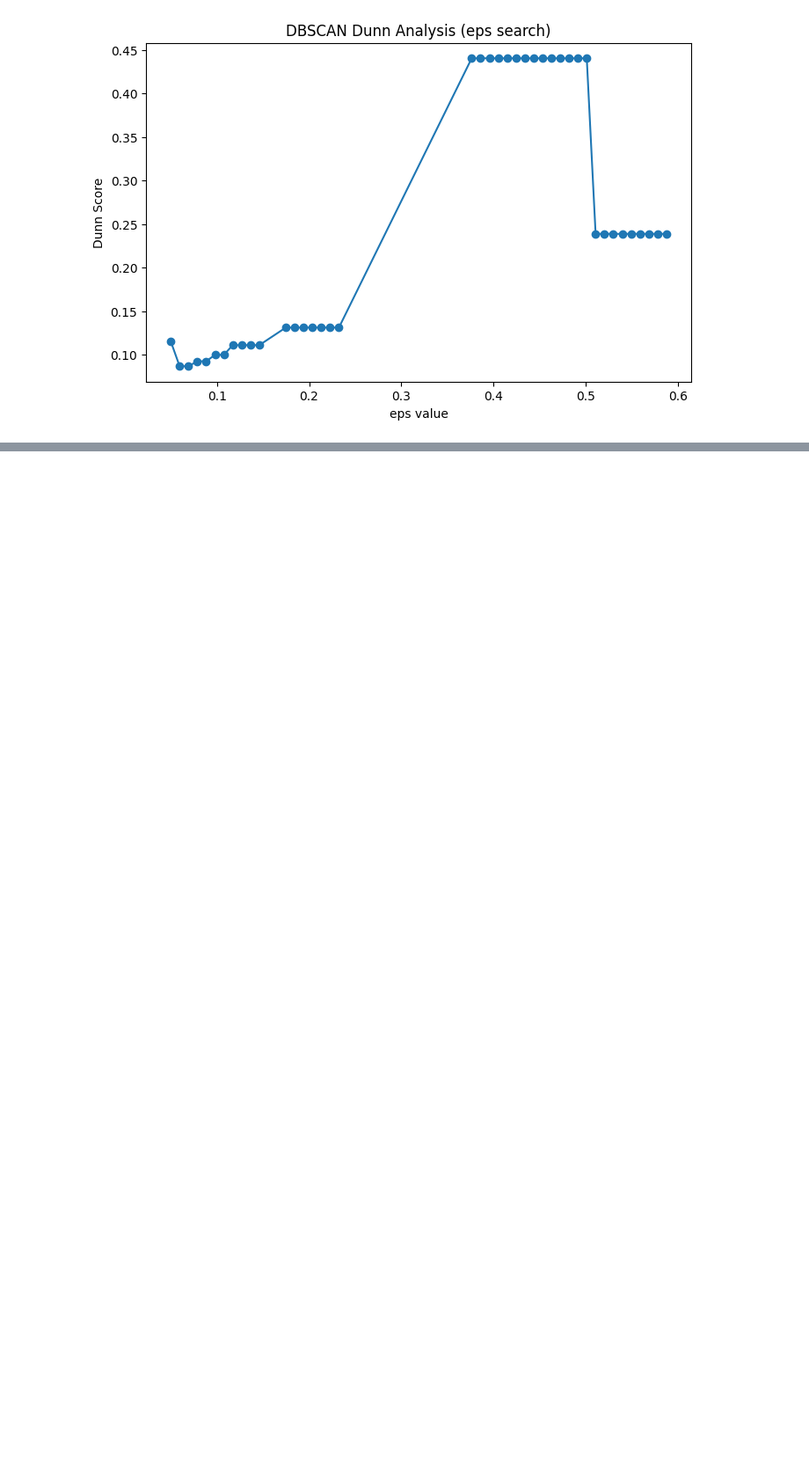
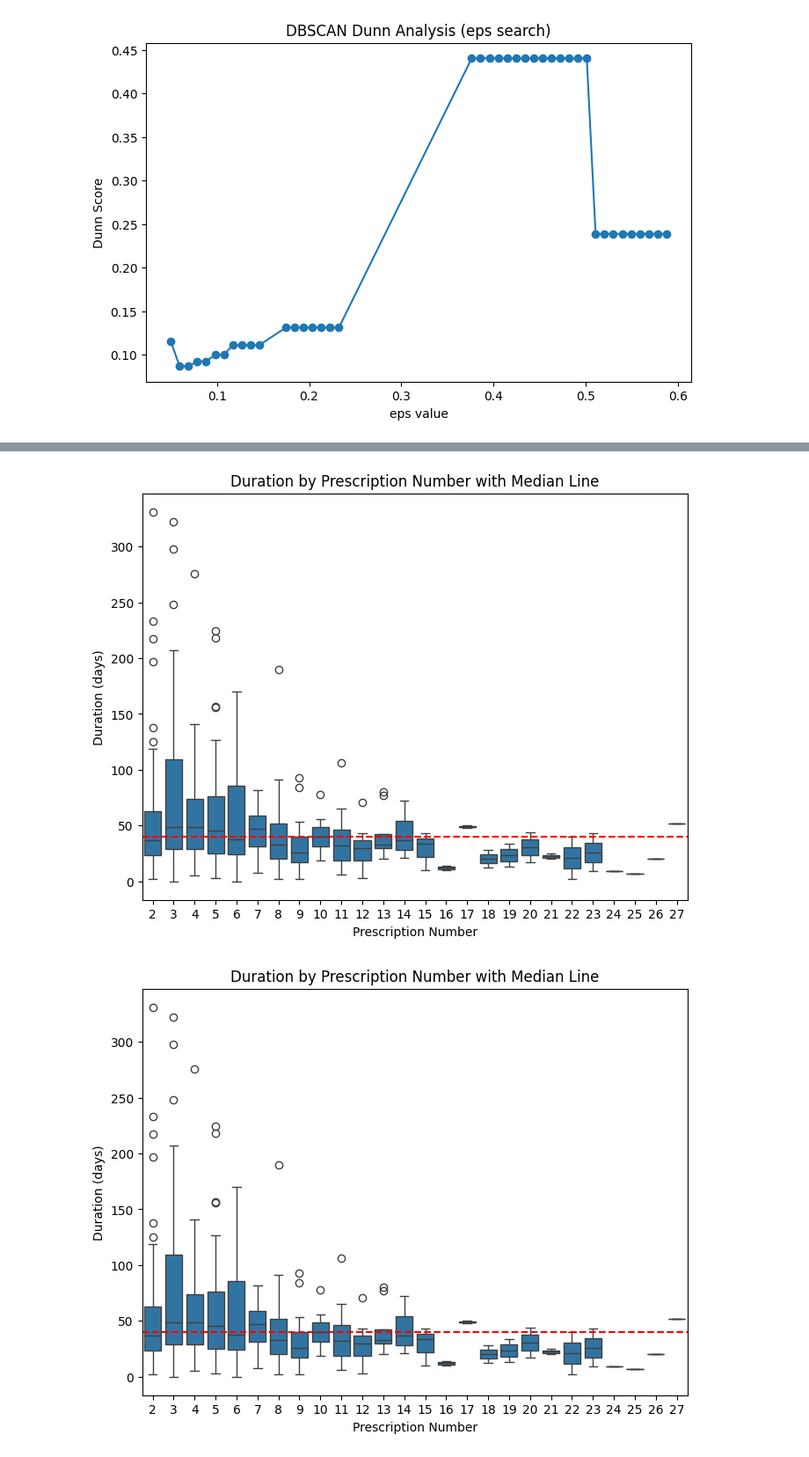
Before and after one commit to ReapingHunter/thesis-see, a Jupyter notebook: DBSCAN/SEE-DBSCAN-Dunn.ipynb, the cells around one changed output, grey strips where cells are left out. Shown: that part at 88% size. Cells and saved outputs as stored; diff of their text form; code cells hidden in the pictures; blank space fills up the shorter version.

```diff
--- a/DBSCAN/SEE-DBSCAN-Dunn.ipynb
+++ b/DBSCAN/SEE-DBSCAN-Dunn.ipynb
@@ -416,0 +435,6 @@ def see_assumption(df):
+# %%
+see_assumption(medB_final_km)
+see_assumption(medB_final_db)
+# %% [output]
+[figure, added]
+[figure, added]
```
Also changed, not shown: parts of 3 cells of this notebook, 1 other file.
